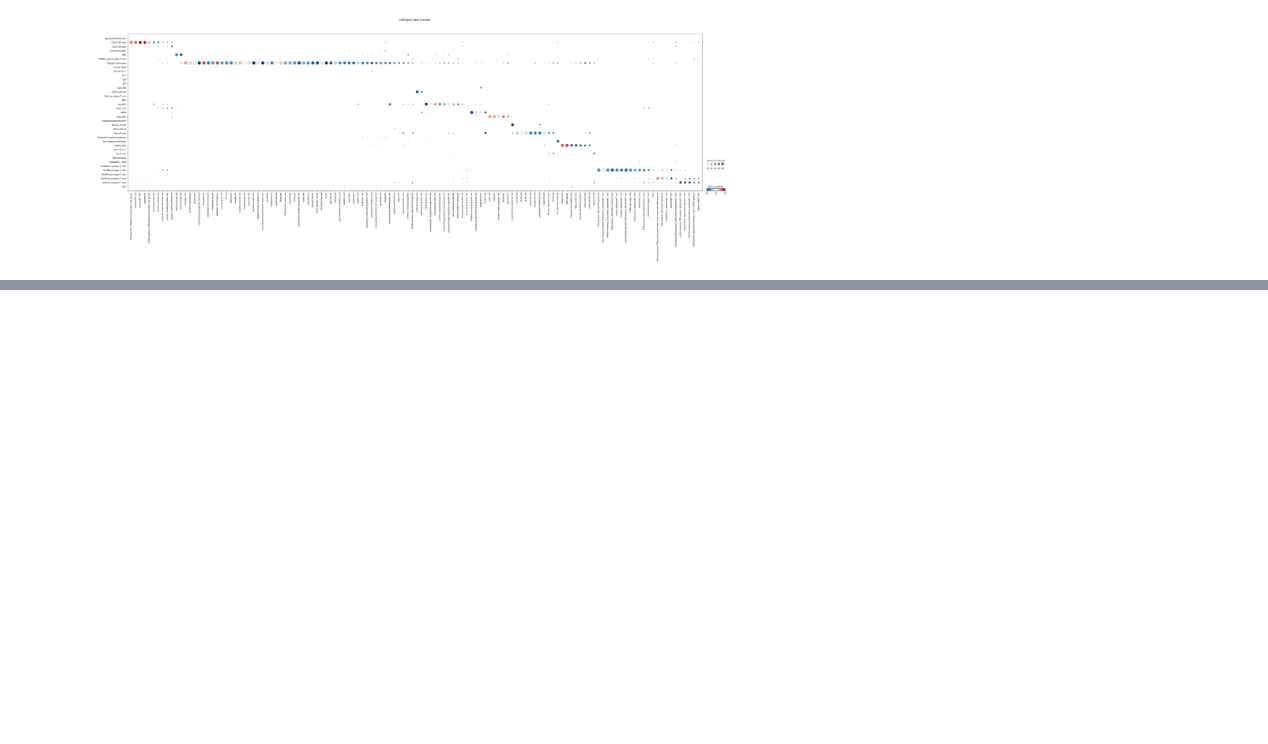
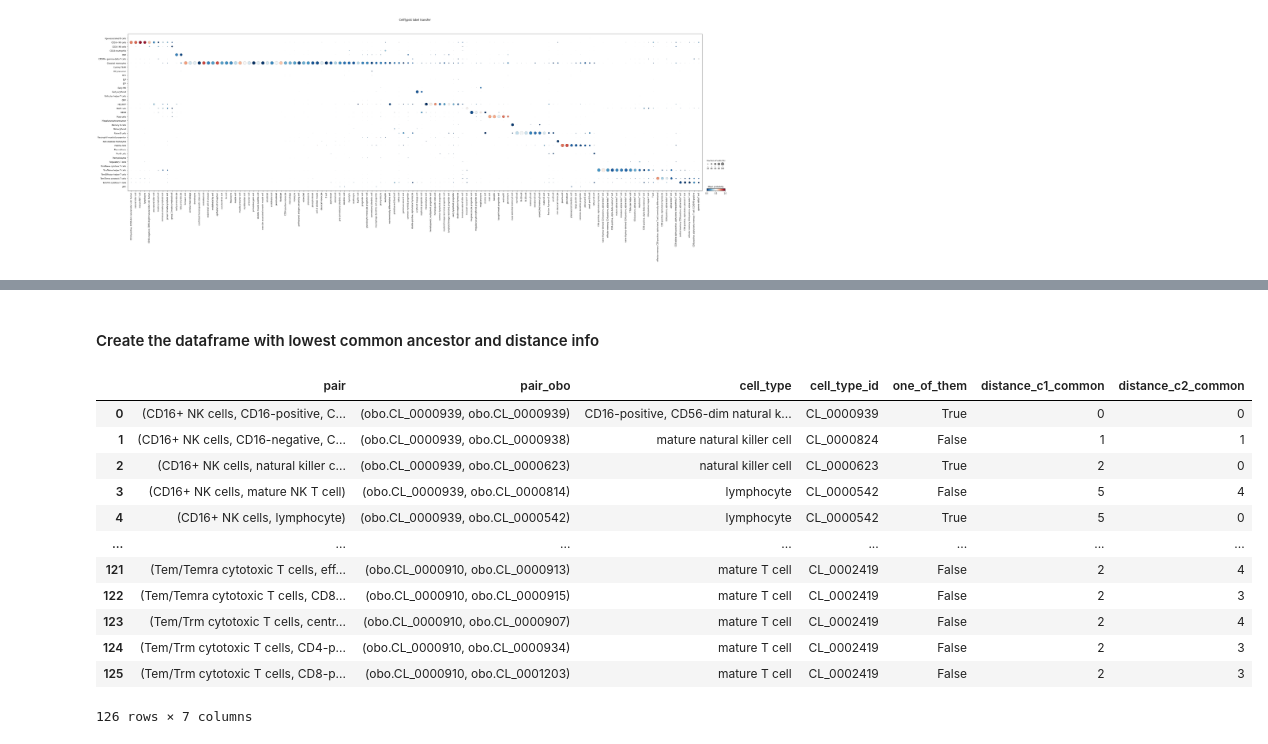
Before and after one commit to cellgeni/celltypist_census, a Jupyter notebook: bonemarrow_find_common_ancestor.ipynb, the cells around one changed output, grey strips where cells are left out. Drawn from its saved outputs; the diff is of its cells as text; code cells hidden in the pictures; blank space fills up the shorter version.

```diff
--- a/bonemarrow_find_common_ancestor.ipynb
+++ b/bonemarrow_find_common_ancestor.ipynb
@@ -534,0 +611,4 @@ celltypist.dotplot(predictions, use_as_reference = 'cell_type', use_as_predictio
+# %%
+pairs_name = []
+for i in dot_size_df.columns:
+    pairs_name.append((dot_size_df[i].idxmax(), i))
@@ -534,0 +665,4 @@ celltypist.dotplot(predictions, use_as_reference = 'cell_type', use_as_predictio
+# %%
+pairs_cl = []
+for i in dot_size_df.columns:
+    pairs_cl.append((dot_size_df[i].idxmax(), i))
@@ -534,0 +689,37 @@ celltypist.dotplot(predictions, use_as_reference = 'cell_type', use_as_predictio
+# %% [markdown]
+#### Create the dataframe with lowest common ancestor and distance info
+# %%
+ancestors = pd.DataFrame(columns = ['pair', 'pair_obo', 'cell_type', 'cell_type_id', 'one_of_them', 'distance_c1_common', 'distance_c2_common'])
+ancestors.one_of_them = ancestors.one_of_them.astype('bool')
+for pairname, pair in zip(pairs_name, pairs_cl):
+    c1 = ontology.search_one(iri = f"*CL_{pair[0][3:]}")
+    c2 = ontology.search_one(iri = f"*CL_{pair[1][3:]}")
+    common_ancestor = nx.lowest_common_ancestor(graph, c1, c2)
+    if common_ancestor.name.startswith('CL'):
+        anc_name = common_ancestor.label[0]
+    else:
+        anc_name = f"{common_ancestor.label[0]} (not CL)"
+    ancestors = pd.concat([ancestors, pd.DataFrame({'pair': [pairname],
+                                                    'pair_obo': [(c1,c2)],
+                                                    'cell_type': anc_name,
+                                                    'cell_type_id': common_ancestor.name,
+                                                    'one_of_them': True if anc_name in pairname else False,
+                                                    'distance_c1_common': nx.shortest_path_length(graph, common_ancestor, c1),
+                                                    'distance_c2_common': nx.shortest_path_length(graph, common_ancestor, c2)                                                  }
+                                                  )], ignore_index = True)
+# %%
+ancestors
+# %% [output]
+|  | pair | pair_obo | cell_type | cell_type_id | one_of_them | distance_c1_common | distance_c2_common |
+| 0 | (CD16+ NK cells, CD16-positive, C... | (obo.CL_0000939, obo.CL_0000939) | CD16-positive, CD56-dim natural k... | CL_0000939 | True | 0 | 0 |
+| 1 | (CD16+ NK cells, CD16-negative, C... | (obo.CL_0000939, obo.CL_0000938) | mature natural killer cell | CL_0000824 | False | 1 | 1 |
+| 2 | (CD16+ NK cells, natural killer c... | (obo.CL_0000939, obo.CL_0000623) | natural killer cell | CL_0000623 | True | 2 | 0 |
+| 3 | (CD16+ NK cells, mature NK T cell) | (obo.CL_0000939, obo.CL_0000814) | lymphocyte | CL_0000542 | False | 5 | 4 |
+| 4 | (CD16+ NK cells, lymphocyte) | (obo.CL_0000939, obo.CL_0000542) | lymphocyte | CL_0000542 | True | 5 | 0 |
+| ... | ... | ... | ... | ... | ... | ... | ... |
+| 121 | (Tem/Temra cytotoxic T cells, eff... | (obo.CL_0000910, obo.CL_0000913) | mature T cell | CL_0002419 | False | 2 | 4 |
+| 122 | (Tem/Temra cytotoxic T cells, CD8... | (obo.CL_0000910, obo.CL_0000915) | mature T cell | CL_0002419 | False | 2 | 3 |
+| 123 | (Tem/Trm cytotoxic T cells, centr... | (obo.CL_0000910, obo.CL_0000907) | mature T cell | CL_0002419 | False | 2 | 4 |
+| 124 | (Tem/Trm cytotoxic T cells, CD4-p... | (obo.CL_0000910, obo.CL_0000934) | mature T cell | CL_0002419 | False | 2 | 3 |
+| 125 | (Tem/Trm cytotoxic T cells, CD8-p... | (obo.CL_0000910, obo.CL_0001203) | mature T cell | CL_0002419 | False | 2 | 3 |
+126 rows × 7 columns
```
Also changed, not shown: parts of 21 cells of this notebook.
